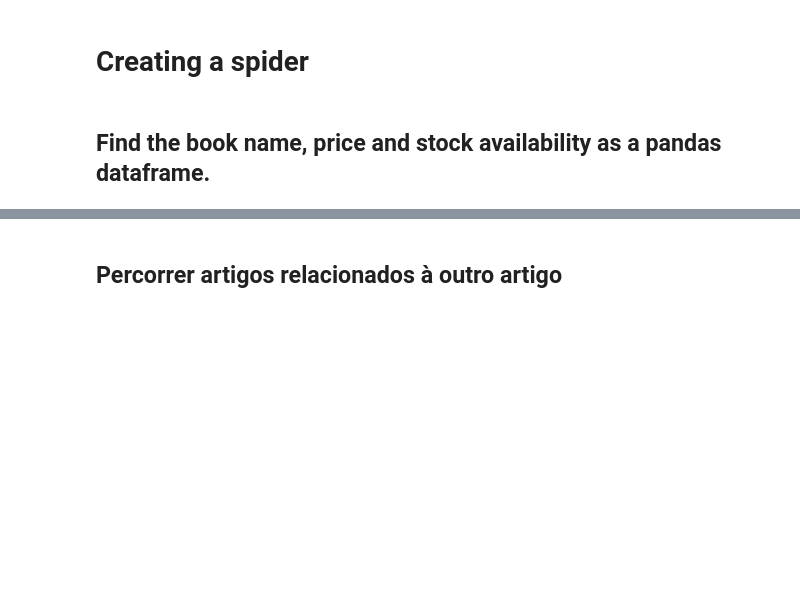
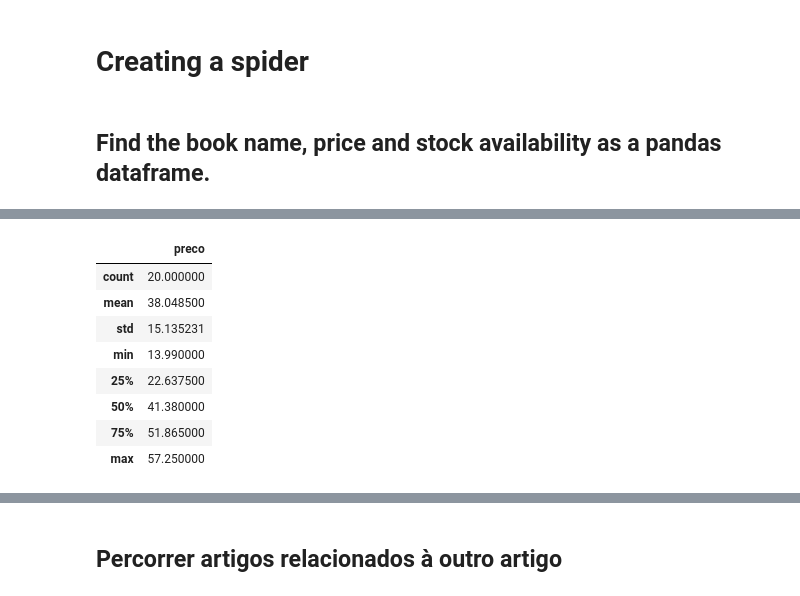
Before and after one commit to pedroteche-ih/64_PT_NOV202111, a Jupyter notebook: aulas/64 DA PT NOV-2021 Aula 20220122.ipynb, the cells around one changed output, grey strips where cells are left out. Cells and saved outputs as stored; diff of their text form; code cells hidden in the pictures; blank space fills up the shorter version.

```diff
--- a/aulas/64 DA PT NOV-2021 Aula 20220122.ipynb
+++ b/aulas/64 DA PT NOV-2021 Aula 20220122.ipynb
@@ -502,8 +609,5 @@ articles[0].find('div', attrs = {'class' : 'product_price'}).find('p', attrs = {
 # %%
-lista_preco = [
-    item.find('div', attrs={
-        'class': 'product_price'
-    }).find('p', attrs={
-        'class': 'price_color'
-    }).text for item in articles
-]
+def stock_avail(tag):
+    return tag.find('div', attrs={'class': 'product_price'}).find('p', attrs={'class': 'instock availability'}).text.strip()
+
+stock_list = [stock_avail(item) for item in articles]
@@ -512,8 +613,0 @@ articles[0].find('div', attrs = {'class' : 'product_price'}).find('p', attrs = {
-# %%
-stock_list = [
-    item.find('div', attrs={
-        'class': 'product_price'
-    }).find('p', attrs={
-        'class': 'instock availability'
-    }).text.strip() for item in articles
-]
@@ -522,0 +637,12 @@ stock_list = [
+# %%
+pd.DataFrame({'nome' : lista_titulos, 'preco' : lista_preco, 'stock' : stock_list}).describe()
+# %% [output]
+|  | preco |
+| count | 20.000000 |
+| mean | 38.048500 |
+| std | 15.135231 |
+| min | 13.990000 |
+| 25% | 22.637500 |
+| 50% | 41.380000 |
+| 75% | 51.865000 |
+| max | 57.250000 |
```
Also changed, not shown: parts of 22 cells of this notebook.
